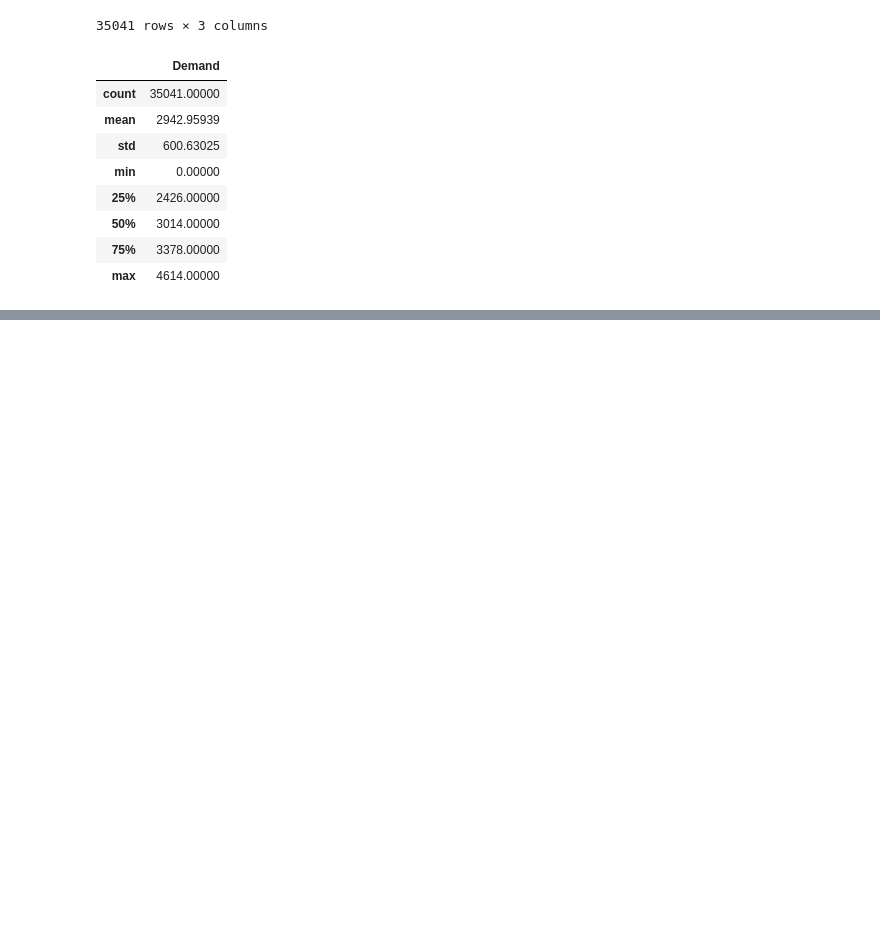
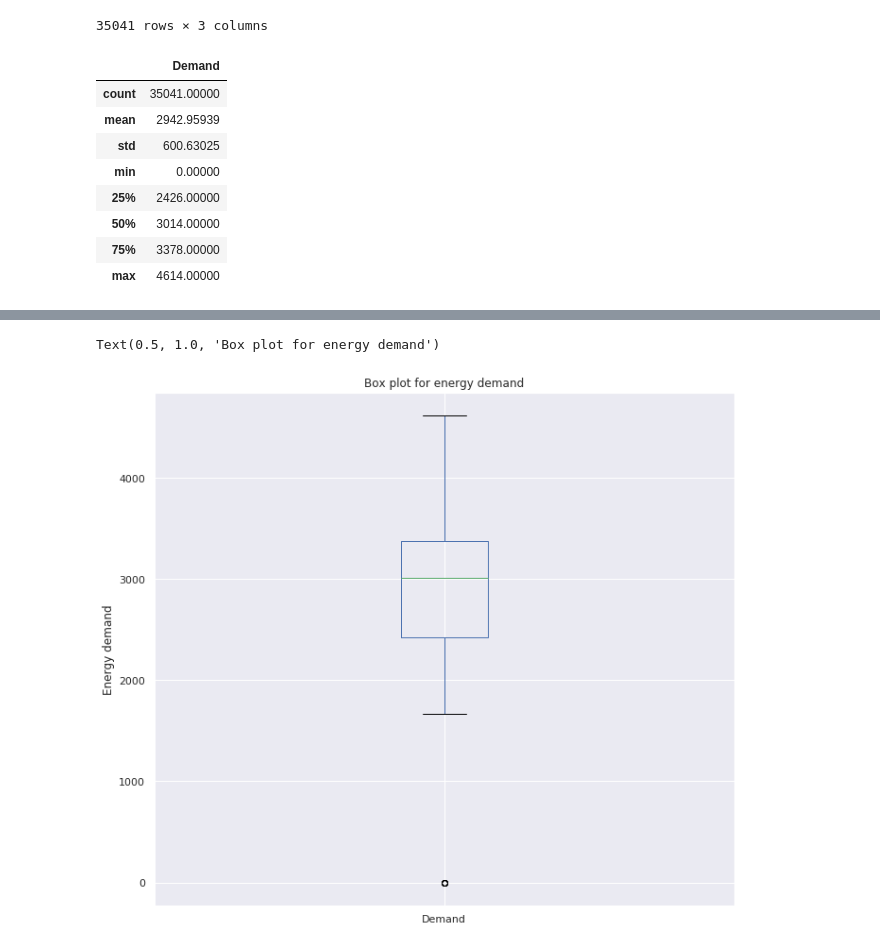
Before and after one commit to Pogayo/Artificial-Intelligence-Class, a Jupyter notebook: Perez_Ogayo_Assignment1.ipynb, the cells around one changed output, grey strips where cells are left out. Saved outputs shown, nothing was run; the diff lists cells and outputs as text; code cells hidden in the pictures; blank space fills up the shorter version.

```diff
--- a/Perez_Ogayo_Assignment1.ipynb
+++ b/Perez_Ogayo_Assignment1.ipynb
@@ -106,0 +105,8 @@ dtype: object
+# %%
+# ax = plt.plot(figsize=(11, 10))
+ax= energy_data.boxplot(column="Demand",figsize=(11, 10))
+ax.set_ylabel('Energy demand')
+ax.set_title("Box plot for energy demand")
+# %% [output]
+Text(0.5, 1.0, 'Box plot for energy demand')
+[figure, added]
```
Also changed, not shown: parts of 12 cells of this notebook.
